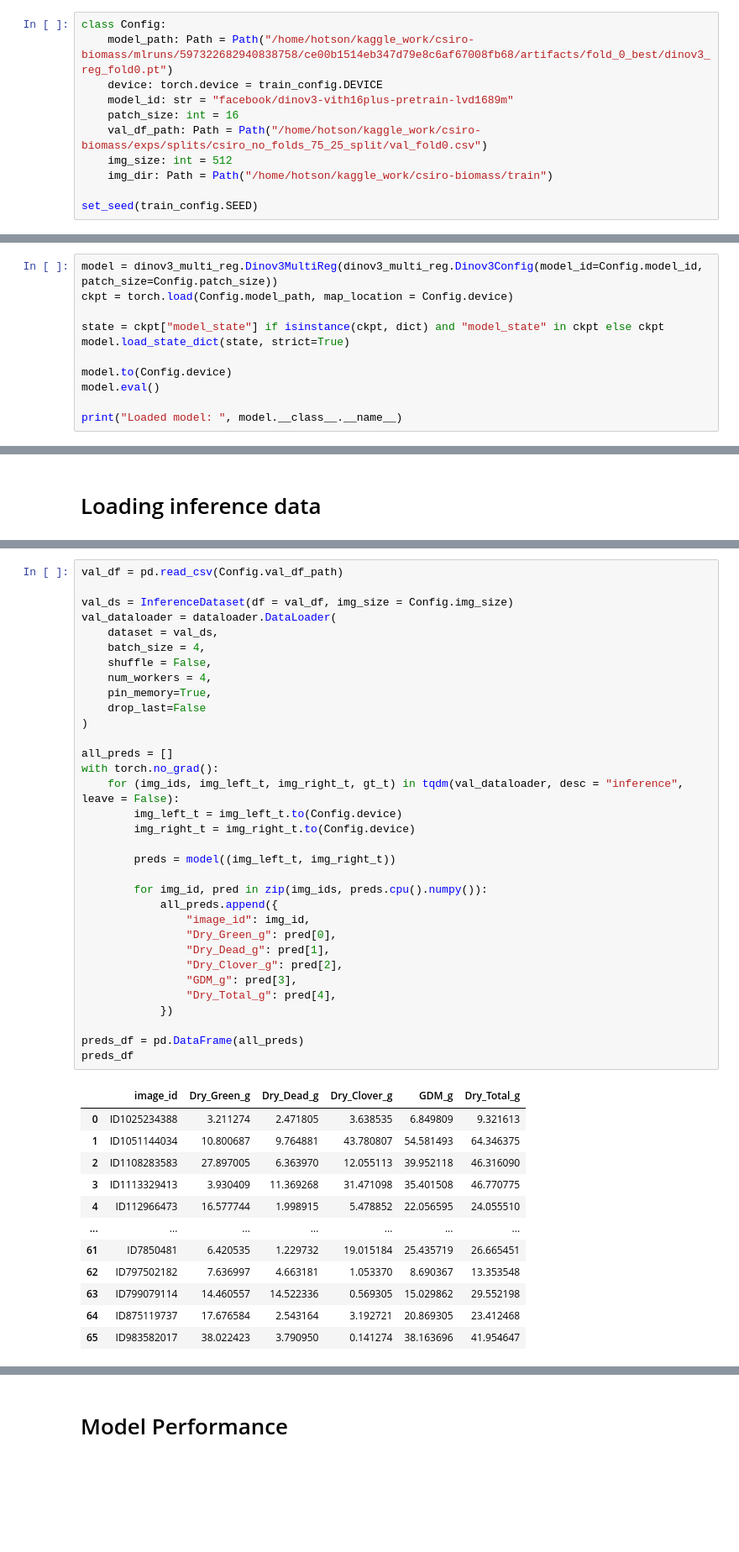
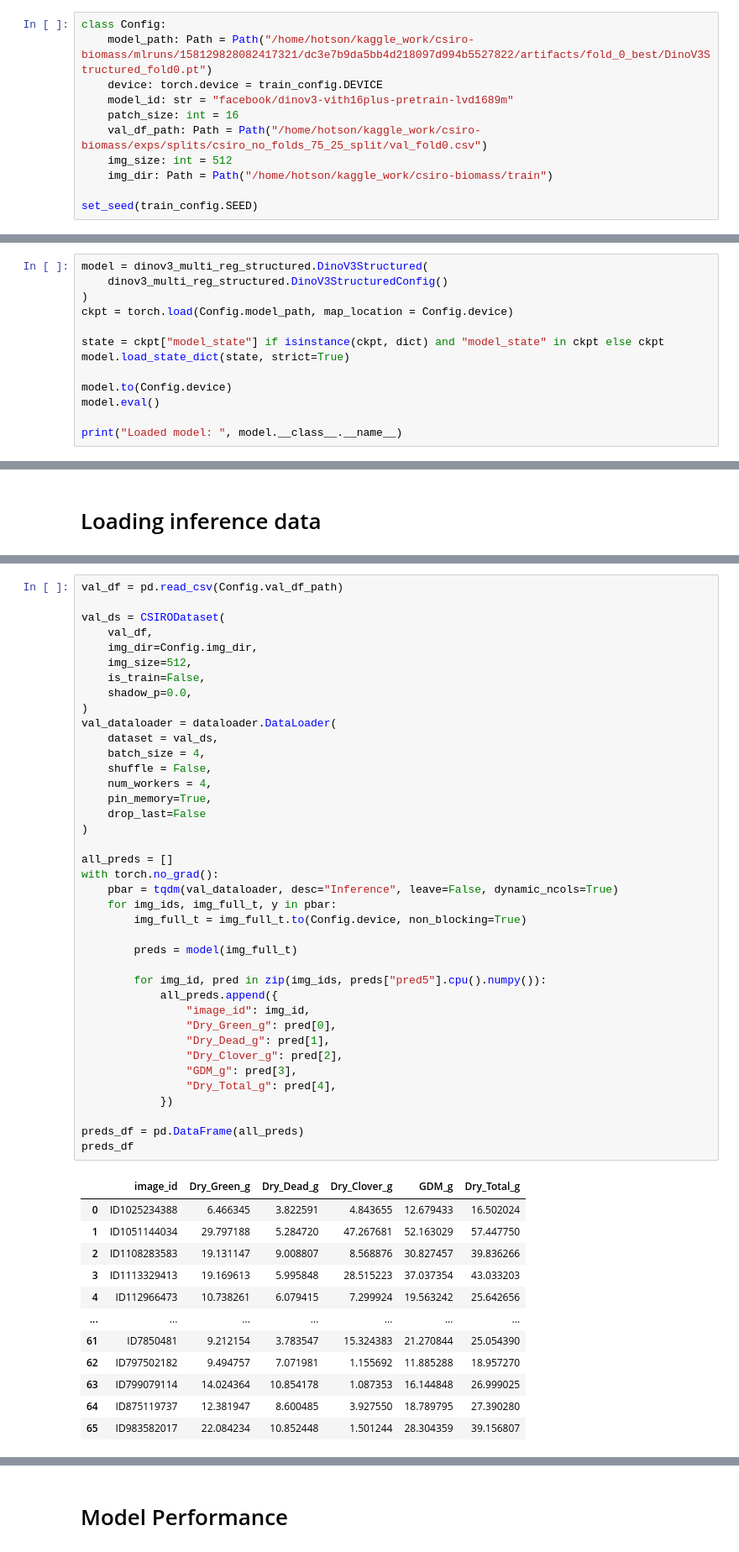
Before and after one commit to HOTSONHONET/csiro-biomass, a Jupyter notebook: Notebooks/inference.ipynb, the cells around one changed output, grey strips where cells are left out. Shown at 84% size. Drawn from its saved outputs; the diff is of its cells as text; blank space fills up the shorter version.

```diff
--- a/Notebooks/inference.ipynb
+++ b/Notebooks/inference.ipynb
@@ -27,7 +28,7 @@ filterwarnings("ignore")
 # Config
 # %%
 class Config:
-    model_path: Path = Path("/home/hotson/kaggle_work/csiro-biomass/mlruns/597322682940838758/ce00b1514eb347d79e8c6af67008fb68/artifacts/fold_0_best/dinov3_reg_fold0.pt")
+    model_path: Path = Path("/home/hotson/kaggle_work/csiro-biomass/mlruns/158129828082417321/dc3e7b9da5bb4d218097d994b5527822/artifacts/fold_0_best/DinoV3Structured_fold0.pt")
     device: torch.device = train_config.DEVICE
     model_id: str = "facebook/dinov3-vith16plus-pretrain-lvd1689m"
     patch_size: int = 16
@@ -92,7 +40,9 @@ class InferenceDataset(Dataset):
 # %% [markdown]
 # Loading Model
 # %%
-model = dinov3_multi_reg.Dinov3MultiReg(dinov3_multi_reg.Dinov3Config(model_id=Config.model_id, patch_size=Config.patch_size))
+model = dinov3_multi_reg_structured.DinoV3Structured(
+    dinov3_multi_reg_structured.DinoV3StructuredConfig()
+)
 ckpt = torch.load(Config.model_path, map_location = Config.device)
 
 state = ckpt["model_state"] if isinstance(ckpt, dict) and "model_state" in ckpt else ckpt
@@ -117,49 +201,55 @@ Loaded model:  Dinov3MultiReg
 # %%
 val_df = pd.read_csv(Config.val_df_path)
 
-val_ds = InferenceDataset(df = val_df, img_size = Config.img_size)
+val_ds = CSIRODataset(
+    val_df,
+    img_dir=Config.img_dir,
+    img_size=512,
+    is_train=False,
+    shadow_p=0.0,
+)
 val_dataloader = dataloader.DataLoader(
     dataset = val_ds,
     batch_size = 4,
     shuffle = False,
     num_workers = 4,
     pin_memory=True,
     drop_last=False
 )
 
 all_preds = []
 with torch.no_grad():
-    for (img_ids, img_left_t, img_right_t, gt_t) in tqdm(val_dataloader, desc = "inference", leave = False):
-        img_left_t = img_left_t.to(Config.device)
-        img_right_t = img_right_t.to(Config.device)
+    pbar = tqdm(val_dataloader, desc="Inference", leave=False, dynamic_ncols=True)
+    for img_ids, img_full_t, y in pbar:
+        img_full_t = img_full_t.to(Config.device, non_blocking=True)
 
-        preds = model((img_left_t, img_right_t))
+        preds = model(img_full_t)
 
-        for img_id, pred in zip(img_ids, preds.cpu().numpy()):
+        for img_id, pred in zip(img_ids, preds["pred5"].cpu().numpy()):
             all_preds.append({
                 "image_id": img_id,
                 "Dry_Green_g": pred[0],
                 "Dry_Dead_g": pred[1],
                 "Dry_Clover_g": pred[2],
                 "GDM_g": pred[3],
                 "Dry_Total_g": pred[4],
             })
 
 preds_df = pd.DataFrame(all_preds)
 preds_df
 # %% [output]
 |  | image_id | Dry_Green_g | Dry_Dead_g | Dry_Clover_g | GDM_g | Dry_Total_g |
-| 0 | ID1025234388 | 3.211274 | 2.471805 | 3.638535 | 6.849809 | 9.321613 |
-| 1 | ID1051144034 | 10.800687 | 9.764881 | 43.780807 | 54.581493 | 64.346375 |
-| 2 | ID1108283583 | 27.897005 | 6.363970 | 12.055113 | 39.952118 | 46.316090 |
-| 3 | ID1113329413 | 3.930409 | 11.369268 | 31.471098 | 35.401508 | 46.770775 |
-| 4 | ID112966473 | 16.577744 | 1.998915 | 5.478852 | 22.056595 | 24.055510 |
+| 0 | ID1025234388 | 6.466345 | 3.822591 | 4.843655 | 12.679433 | 16.502024 |
+| 1 | ID1051144034 | 29.797188 | 5.284720 | 47.267681 | 52.163029 | 57.447750 |
+| 2 | ID1108283583 | 19.131147 | 9.008807 | 8.568876 | 30.827457 | 39.836266 |
+| 3 | ID1113329413 | 19.169613 | 5.995848 | 28.515223 | 37.037354 | 43.033203 |
+| 4 | ID112966473 | 10.738261 | 6.079415 | 7.299924 | 19.563242 | 25.642656 |
 | ... | ... | ... | ... | ... | ... | ... |
-| 61 | ID7850481 | 6.420535 | 1.229732 | 19.015184 | 25.435719 | 26.665451 |
-| 62 | ID797502182 | 7.636997 | 4.663181 | 1.053370 | 8.690367 | 13.353548 |
-| 63 | ID799079114 | 14.460557 | 14.522336 | 0.569305 | 15.029862 | 29.552198 |
-| 64 | ID875119737 | 17.676584 | 2.543164 | 3.192721 | 20.869305 | 23.412468 |
-| 65 | ID983582017 | 38.022423 | 3.790950 | 0.141274 | 38.163696 | 41.954647 |
+| 61 | ID7850481 | 9.212154 | 3.783547 | 15.324383 | 21.270844 | 25.054390 |
+| 62 | ID797502182 | 9.494757 | 7.071981 | 1.155692 | 11.885288 | 18.957270 |
+| 63 | ID799079114 | 14.024364 | 10.854178 | 1.087353 | 16.144848 | 26.999025 |
+| 64 | ID875119737 | 12.381947 | 8.600485 | 3.927550 | 18.789795 | 27.390280 |
+| 65 | ID983582017 | 22.084234 | 10.852448 | 1.501244 | 28.304359 | 39.156807 |
 66 rows × 6 columns
 # %% [markdown]
 # Model Performance
```
Also changed, not shown: parts of 8 cells of this notebook, 14 other files.
